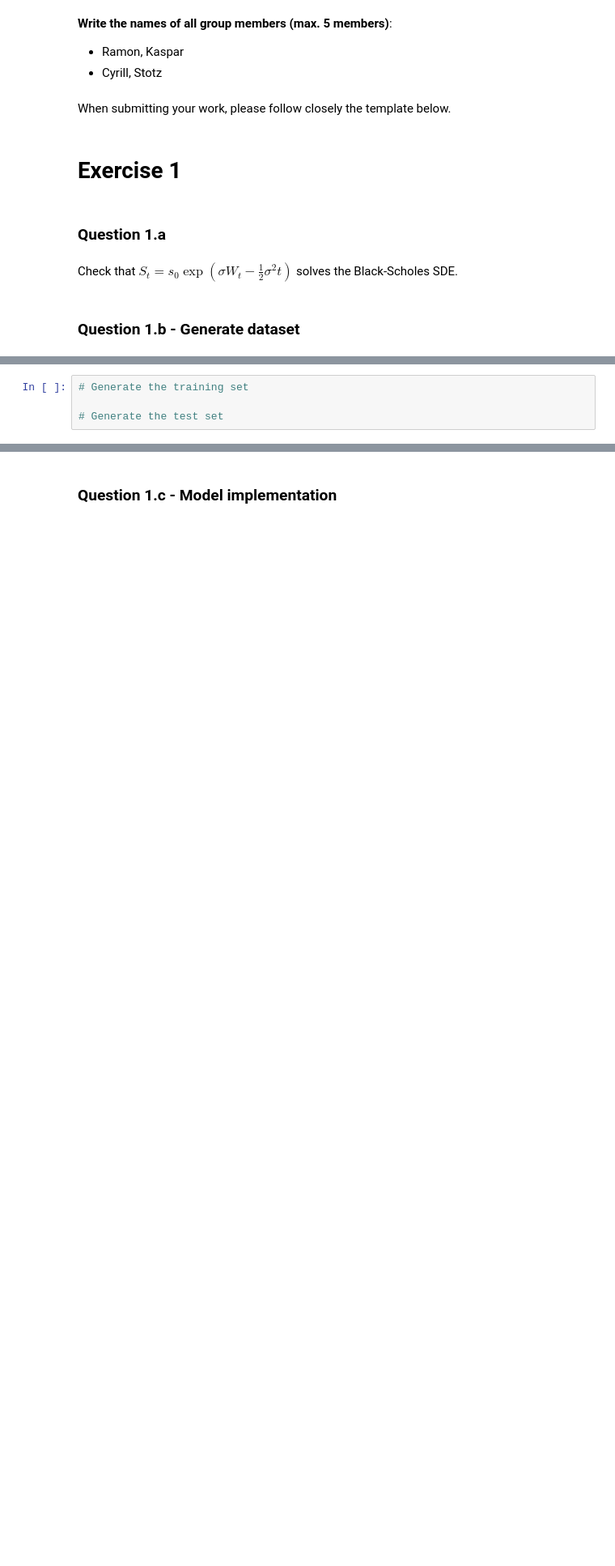
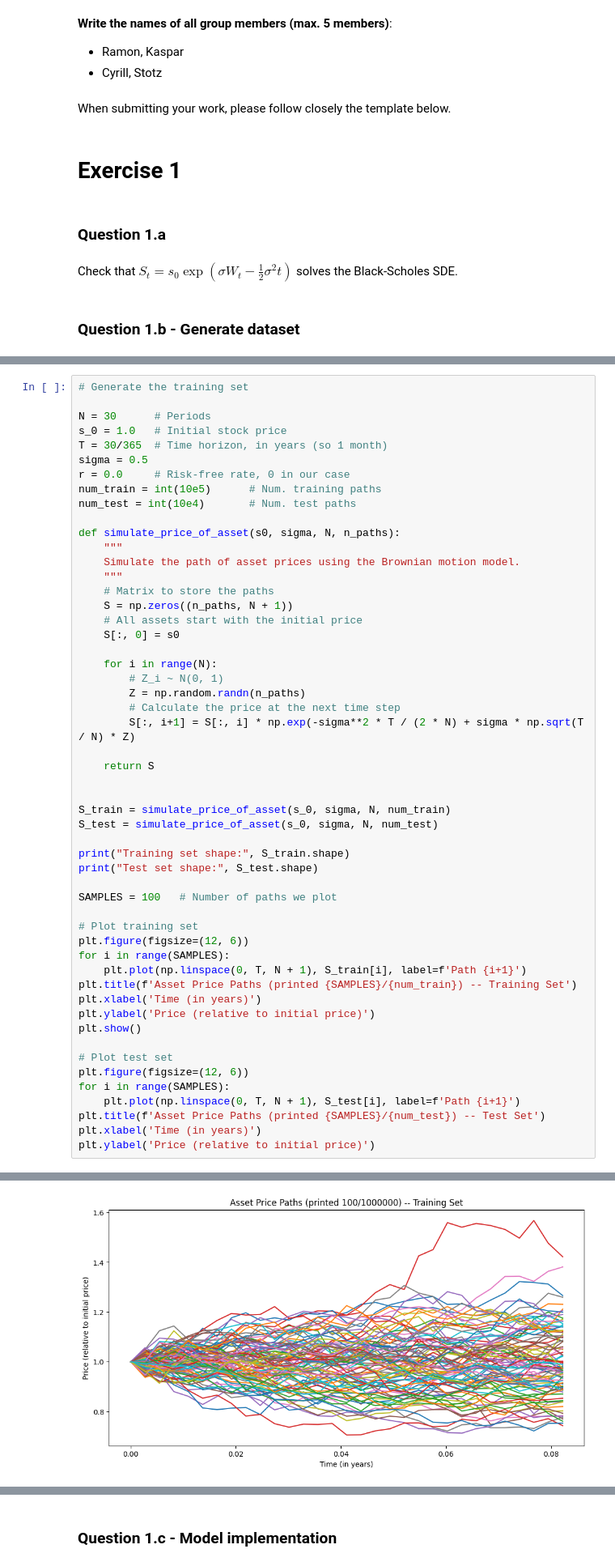
Before and after one commit to RamonKaspar/ML-in-Finance-and-Insurance, a Jupyter notebook: 03_Deep-Hedging/main.ipynb, the cells around one changed output, grey strips where cells are left out. Shown at 81% size. Saved outputs shown, nothing was run; the diff lists cells and outputs as text; blank space fills up the shorter version.

```diff
--- a/03_Deep-Hedging/main.ipynb
+++ b/03_Deep-Hedging/main.ipynb
@@ -15,4 +20,54 @@ Check that $ S_t = s_0 \exp \left( \sigma W_t - \frac{1}{2} \sigma^2 t \right)$
 # %%
 # Generate the training set
 
-# Generate the test set
+N = 30      # Periods
+s_0 = 1.0   # Initial stock price
+T = 30/365  # Time horizon, in years (so 1 month)
+sigma = 0.5
+r = 0.0     # Risk-free rate, 0 in our case
+num_train = int(10e5)      # Num. training paths
+num_test = int(10e4)       # Num. test paths
+
+def simulate_price_of_asset(s0, sigma, N, n_paths):
+    """
+    Simulate the path of asset prices using the Brownian motion model.
+    """
+    # Matrix to store the paths
+    S = np.zeros((n_paths, N + 1))
+    # All assets start with the initial price
+    S[:, 0] = s0
+
+    for i in range(N):
+        # Z_i ~ N(0, 1)
+        Z = np.random.randn(n_paths)
+        # Calculate the price at the next time step
+        S[:, i+1] = S[:, i] * np.exp(-sigma**2 * T / (2 * N) + sigma * np.sqrt(T / N) * Z)
+
+    return S
+
+
+S_train = simulate_price_of_asset(s_0, sigma, N, num_train)
+S_test = simulate_price_of_asset(s_0, sigma, N, num_test)
+
+print("Training set shape:", S_train.shape)
+print("Test set shape:", S_test.shape)
+
+SAMPLES = 100   # Number of paths we plot
+
+# Plot training set
+plt.figure(figsize=(12, 6))
+for i in range(SAMPLES):
+    plt.plot(np.linspace(0, T, N + 1), S_train[i], label=f'Path {i+1}')
+plt.title(f'Asset Price Paths (printed {SAMPLES}/{num_train}) -- Training Set')
+plt.xlabel('Time (in years)')
+plt.ylabel('Price (relative to initial price)')
+plt.show()
+
+# Plot test set
+plt.figure(figsize=(12, 6))
+for i in range(SAMPLES):
+    plt.plot(np.linspace(0, T, N + 1), S_test[i], label=f'Path {i+1}')
+plt.title(f'Asset Price Paths (printed {SAMPLES}/{num_test}) -- Test Set')
+plt.xlabel('Time (in years)')
+plt.ylabel('Price (relative to initial price)')
+# %% [output]
@@ -18,0 +76 @@ Check that $ S_t = s_0 \exp \left( \sigma W_t - \frac{1}{2} \sigma^2 t \right)$
+[figure, added]
```
Also changed, not shown: parts of 9 cells of this notebook.
